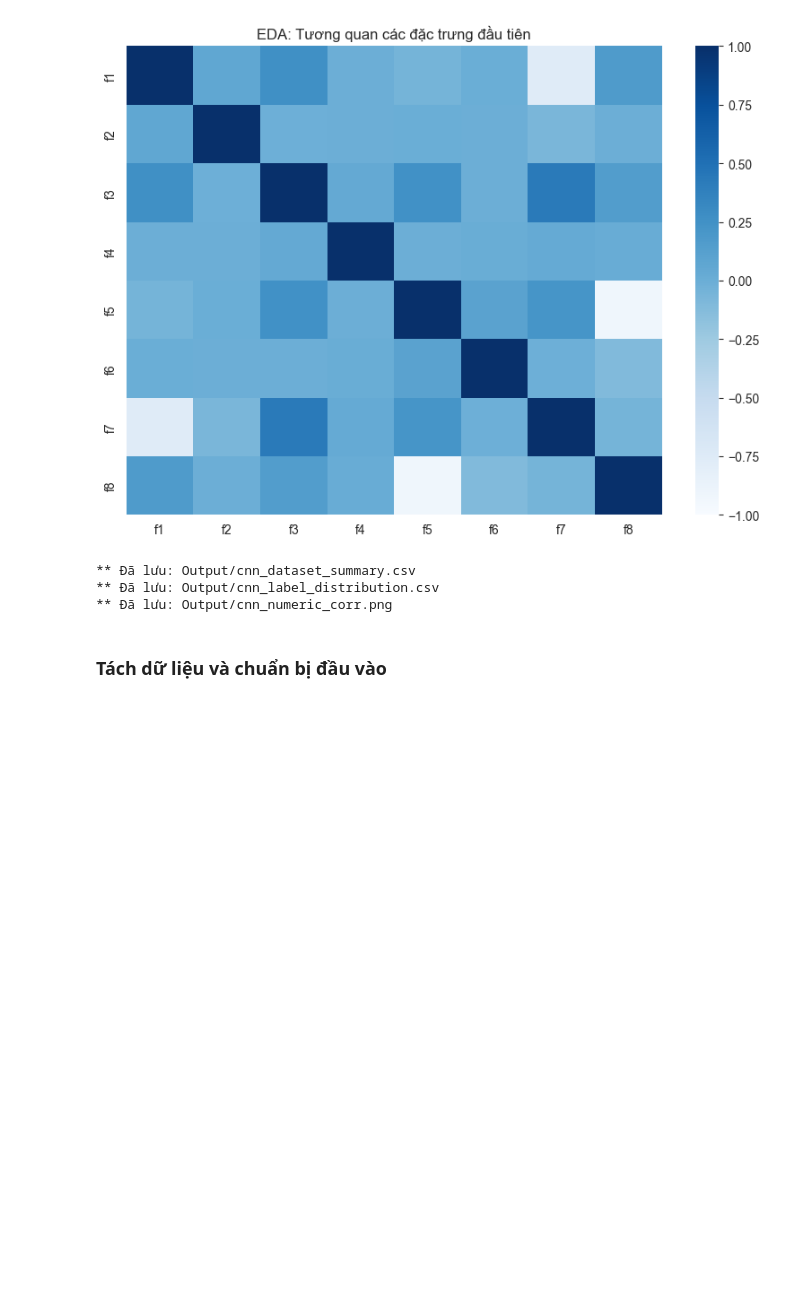
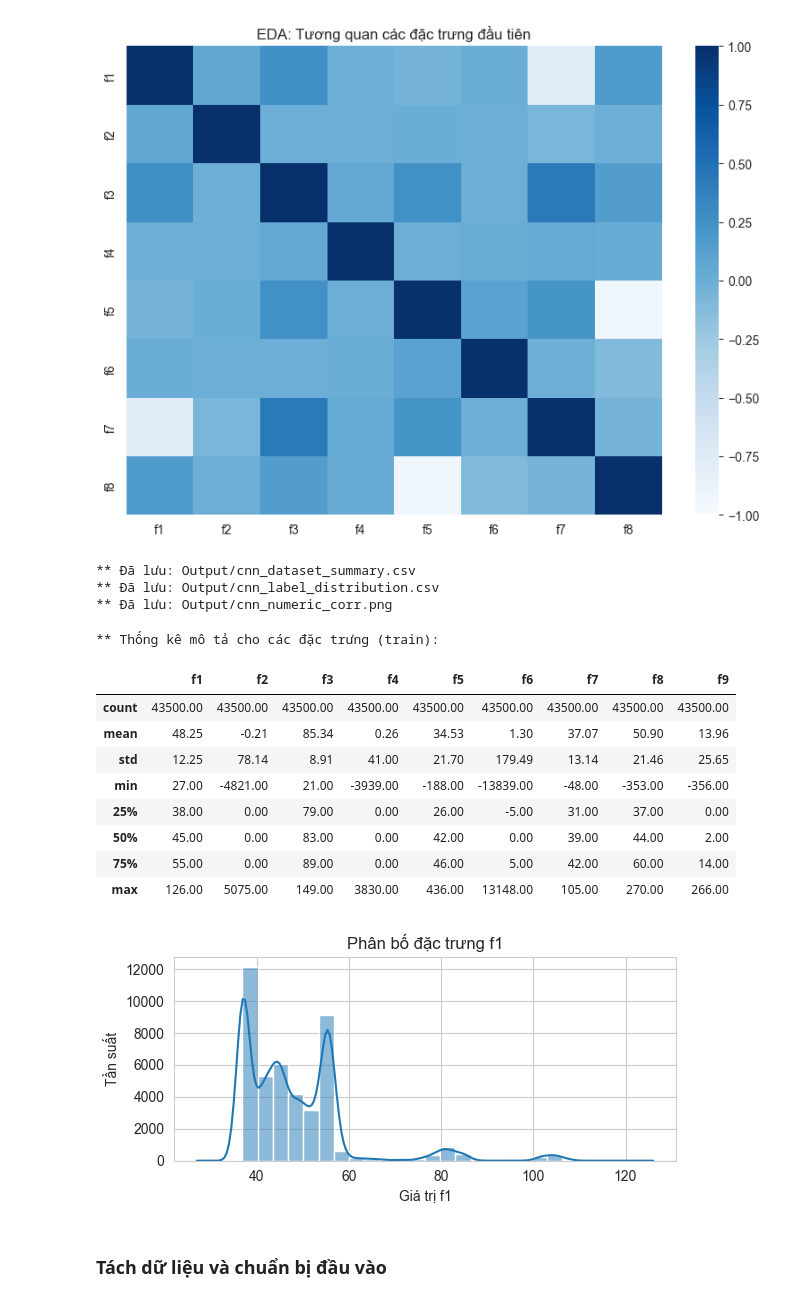
Before and after one commit to lazzerex/Condensed-Nearest-Neighbors, a Jupyter notebook: cnn.ipynb, the cells around one changed output. Cells and saved outputs as stored; diff of their text form; code cells hidden in the pictures; blank space fills up the shorter version.

```diff
--- a/cnn.ipynb
+++ b/cnn.ipynb
@@ -140,6 +166,30 @@ print('** Đã lưu: Output/cnn_numeric_corr.png')
 ** Đã lưu: Output/cnn_dataset_summary.csv
 ** Đã lưu: Output/cnn_label_distribution.csv
 ** Đã lưu: Output/cnn_numeric_corr.png
+# %%
+print('** Thống kê mô tả cho các đặc trưng (train):')
+display(train_df[feature_cols].describe().round(2))
+
+# Phân bố đặc trưng f1 (đại diện)
+plt.figure(figsize=(6, 3))
+sbn.histplot(data=train_df, x='f1', bins=30, kde=True)
+plt.title('Phân bố đặc trưng f1')
+plt.xlabel('Giá trị f1')
+plt.ylabel('Tần suất')
+plt.tight_layout()
+plt.show()
+# %% [output]
+** Thống kê mô tả cho các đặc trưng (train):
+|  | f1 | f2 | f3 | f4 | f5 | f6 | f7 | f8 | f9 |
+| count | 43500.00 | 43500.00 | 43500.00 | 43500.00 | 43500.00 | 43500.00 | 43500.00 | 43500.00 | 43500.00 |
+| mean | 48.25 | -0.21 | 85.34 | 0.26 | 34.53 | 1.30 | 37.07 | 50.90 | 13.96 |
+| std | 12.25 | 78.14 | 8.91 | 41.00 | 21.70 | 179.49 | 13.14 | 21.46 | 25.65 |
+| min | 27.00 | -4821.00 | 21.00 | -3939.00 | -188.00 | -13839.00 | -48.00 | -353.00 | -356.00 |
+| 25% | 38.00 | 0.00 | 79.00 | 0.00 | 26.00 | -5.00 | 31.00 | 37.00 | 0.00 |
+| 50% | 45.00 | 0.00 | 83.00 | 0.00 | 42.00 | 0.00 | 39.00 | 44.00 | 2.00 |
+| 75% | 55.00 | 0.00 | 89.00 | 0.00 | 46.00 | 5.00 | 42.00 | 60.00 | 14.00 |
+| max | 126.00 | 5075.00 | 149.00 | 3830.00 | 436.00 | 13148.00 | 105.00 | 270.00 | 266.00 |
+[figure, added]
 # %% [markdown]
 ### Tách dữ liệu và chuẩn bị đầu vào
 # %%
```
Also changed, not shown: parts of 16 cells of this notebook.
